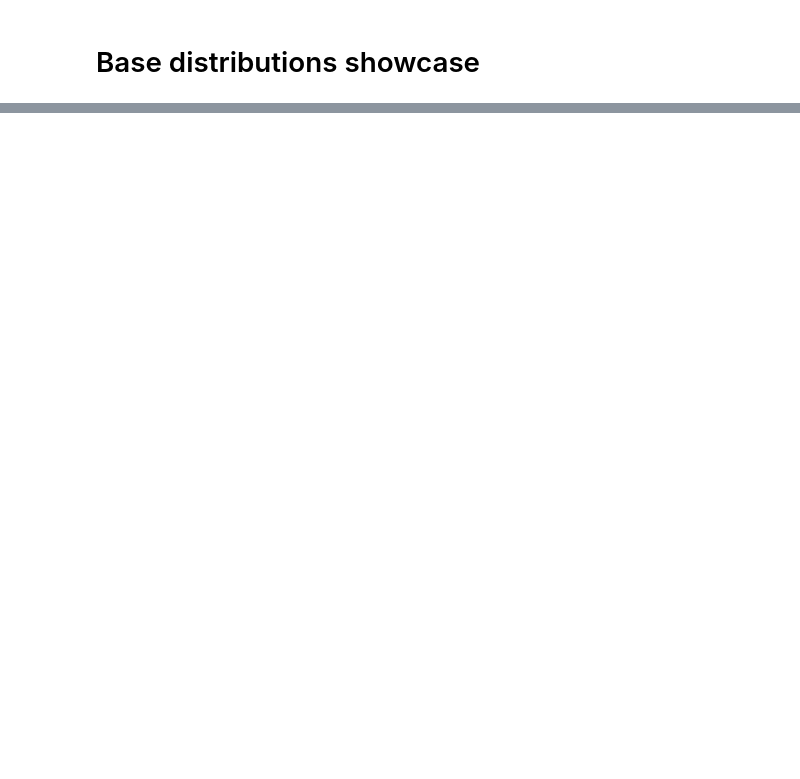
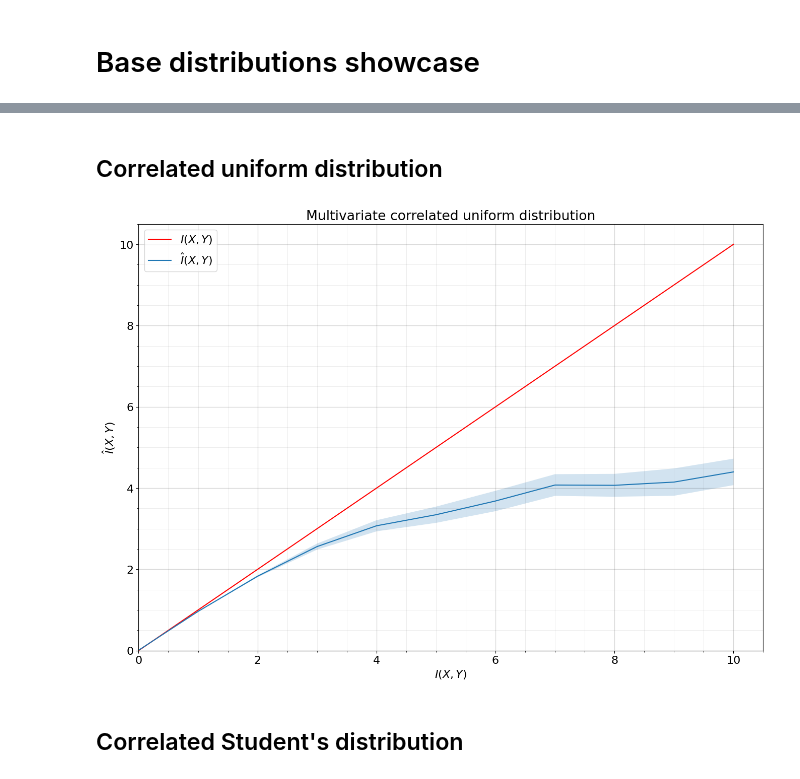
Before and after one commit to VanessB/mutinfo, a Jupyter notebook: source/examples/Base.ipynb, the cells around one changed output, grey strips where cells are left out. Saved outputs shown, nothing was run; the diff lists cells and outputs as text; code cells hidden in the pictures; blank space fills up the shorter version.

```diff
--- a/source/examples/Base.ipynb
+++ b/source/examples/Base.ipynb
@@ -11,9 +13,9 @@ from utils.plots import *
 # %%
 MI_grid = np.linspace(0.0, 10.0, 11)
 n_samples = 10000
-n_runs = 20
+n_runs = 100
 
-# Scikit-learn MI estimator works with 1D random variables only.
 X_dimension = 2
 Y_dimension = 3
+dimension = max(X_dimension, Y_dimension)
 # %%
@@ -48,0 +60,16 @@ plot_estimated_MI(MI_grid, estimated_MI, "Multivariate correlated Gaussian distr
+# %% [markdown]
+## Correlated uniform distribution
+# %%
+estimated_MI = run_tests(
+    lambda mutual_information : CorrelatedUniform(mutual_information, X_dimension, Y_dimension),
+    estimator=estimator,
+    MI_grid=MI_grid,
+    n_samples=n_samples,
+    n_runs=n_runs
+)
+# %%
+plot_estimated_MI(MI_grid, estimated_MI, "Multivariate correlated uniform distribution")
+# %% [output]
+[figure, added]
+# %% [markdown]
+## Correlated Student's distribution
```
Also changed, not shown: parts of 14 cells of this notebook, 14 other files.
